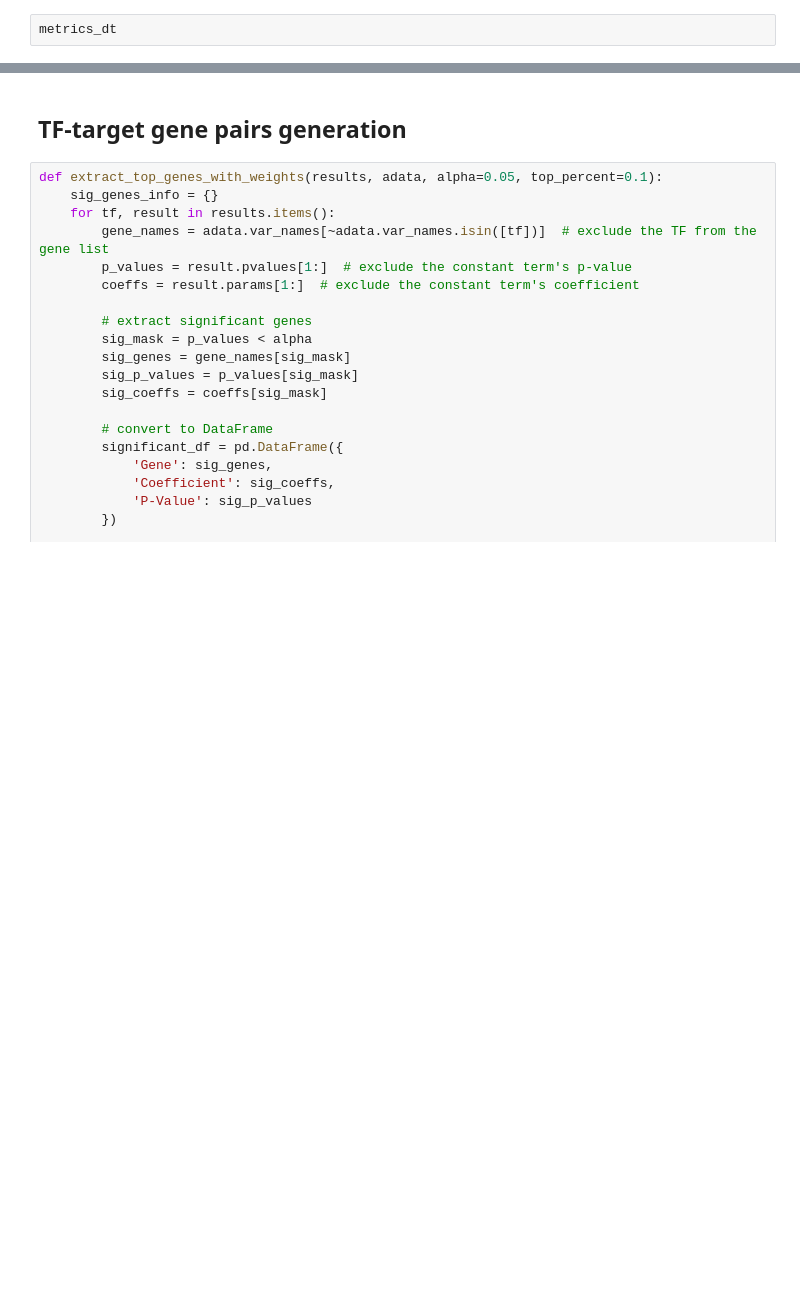
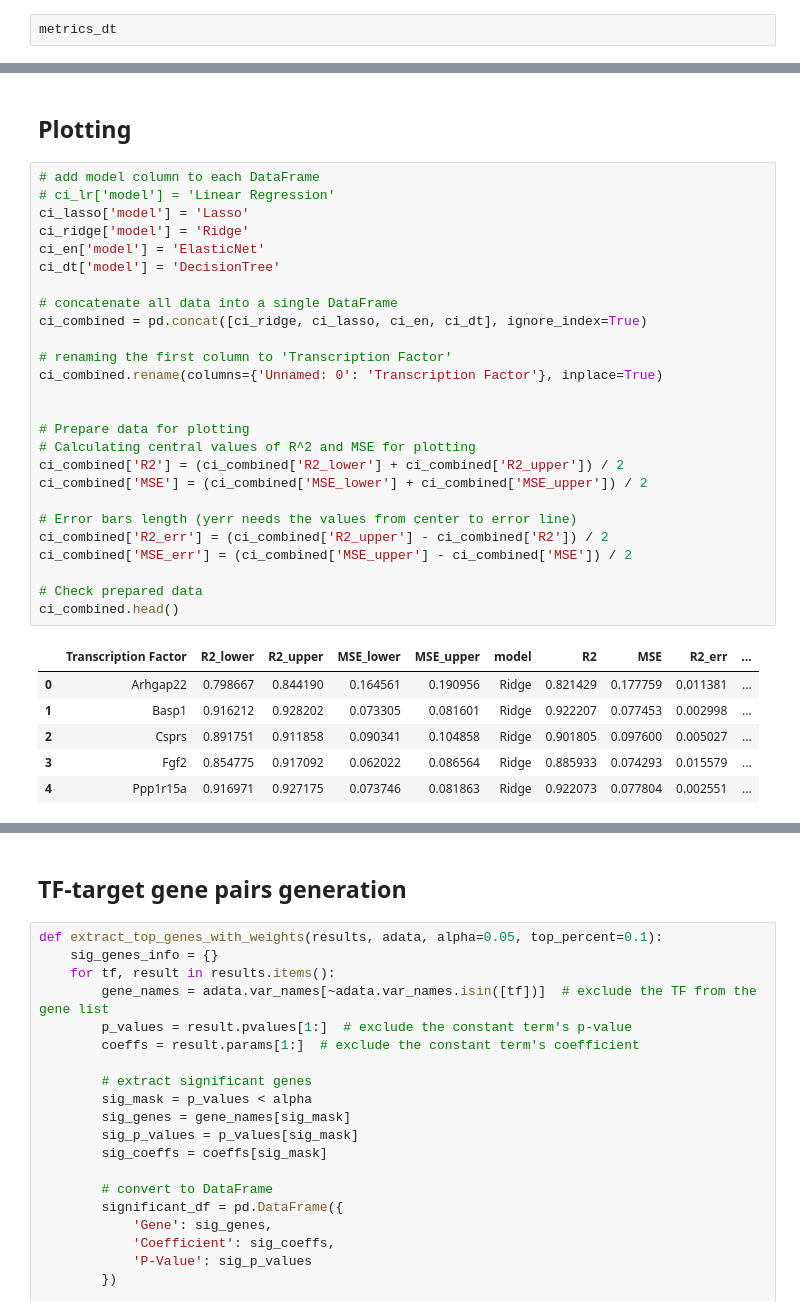
Before and after one commit to FlynnZ221/TFExprPredict, a Jupyter notebook: notebooks/regression.ipynb, the cells around one changed output, grey strips where cells are left out. Drawn from its saved outputs; the diff is of its cells as text; blank space fills up the shorter version.

```diff
--- a/notebooks/regression.ipynb
+++ b/notebooks/regression.ipynb
@@ -353,0 +534,35 @@ Data saved to tables/epithelial/metrics_lasso.csv
+# %% [markdown]
+## Plotting
+# %%
+# add model column to each DataFrame
+# ci_lr['model'] = 'Linear Regression'
+ci_lasso['model'] = 'Lasso'
+ci_ridge['model'] = 'Ridge'
+ci_en['model'] = 'ElasticNet'
+ci_dt['model'] = 'DecisionTree'
+
+# concatenate all data into a single DataFrame
+ci_combined = pd.concat([ci_ridge, ci_lasso, ci_en, ci_dt], ignore_index=True)
+
+# renaming the first column to 'Transcription Factor'
+ci_combined.rename(columns={'Unnamed: 0': 'Transcription Factor'}, inplace=True)
+
+
+# Prepare data for plotting
+# Calculating central values of R^2 and MSE for plotting
+ci_combined['R2'] = (ci_combined['R2_lower'] + ci_combined['R2_upper']) / 2
+ci_combined['MSE'] = (ci_combined['MSE_lower'] + ci_combined['MSE_upper']) / 2
+
+# Error bars length (yerr needs the values from center to error line)
+ci_combined['R2_err'] = (ci_combined['R2_upper'] - ci_combined['R2']) / 2
+ci_combined['MSE_err'] = (ci_combined['MSE_upper'] - ci_combined['MSE']) / 2
+
+# Check prepared data
+ci_combined.head()
+# %% [output]
+|  | Transcription Factor | R2_lower | R2_upper | MSE_lower | MSE_upper | model | R2 | MSE | R2_err | ... |
+| 0 | Arhgap22 | 0.798667 | 0.844190 | 0.164561 | 0.190956 | Ridge | 0.821429 | 0.177759 | 0.011381 | ... |
+| 1 | Basp1 | 0.916212 | 0.928202 | 0.073305 | 0.081601 | Ridge | 0.922207 | 0.077453 | 0.002998 | ... |
+| 2 | Csprs | 0.891751 | 0.911858 | 0.090341 | 0.104858 | Ridge | 0.901805 | 0.097600 | 0.005027 | ... |
+| 3 | Fgf2 | 0.854775 | 0.917092 | 0.062022 | 0.086564 | Ridge | 0.885933 | 0.074293 | 0.015579 | ... |
+| 4 | Ppp1r15a | 0.916971 | 0.927175 | 0.073746 | 0.081863 | Ridge | 0.922073 | 0.077804 | 0.002551 | ... |
```
Also changed, not shown: parts of 20 cells of this notebook.
